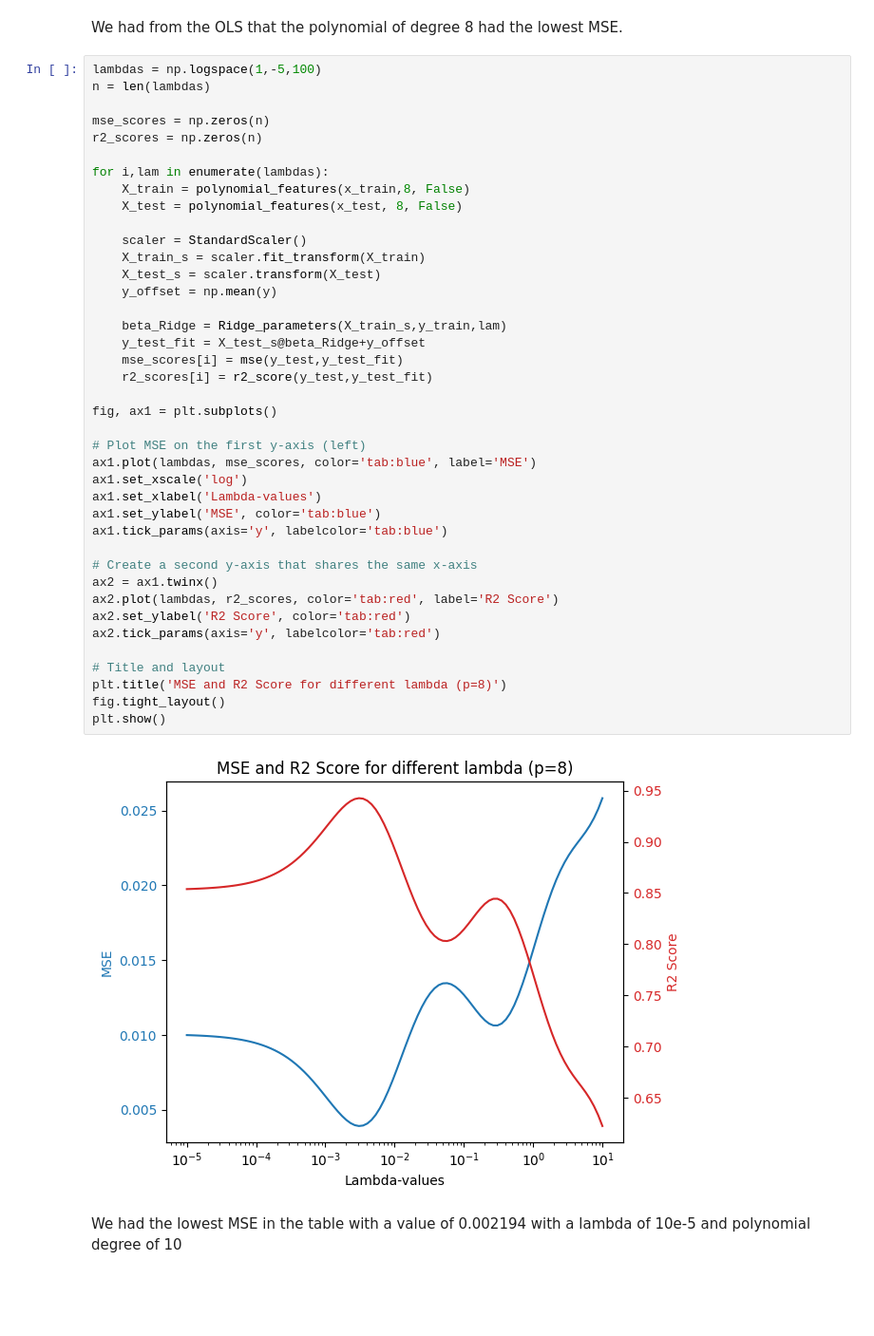
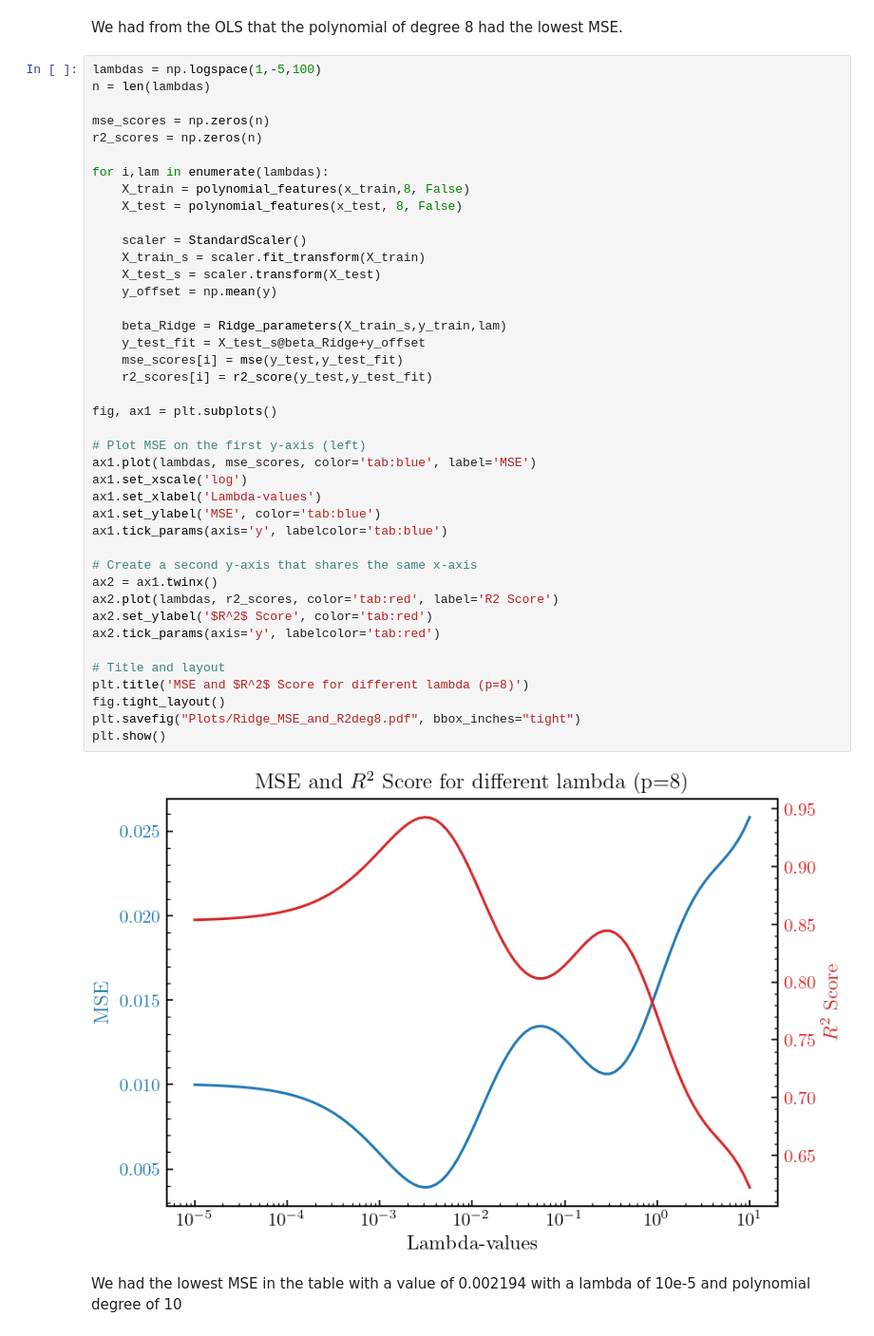
Before and after one commit to egil10/FYSSTK3155, a Jupyter notebook: PROJECT 1/Code/Exb.ipynb, the cells around one changed output. Shown: that part at 95% size. Cells and saved outputs as stored; diff of their text form; blank space fills up the shorter version.

```diff
--- a/PROJECT 1/Code/Exb.ipynb
+++ b/PROJECT 1/Code/Exb.ipynb
@@ -101,36 +105,37 @@ for i,lam in enumerate(lambdas):
     X_test = polynomial_features(x_test, 8, False)
 
     scaler = StandardScaler()
     X_train_s = scaler.fit_transform(X_train)
     X_test_s = scaler.transform(X_test)
     y_offset = np.mean(y)
 
     beta_Ridge = Ridge_parameters(X_train_s,y_train,lam)
     y_test_fit = X_test_s@beta_Ridge+y_offset
     mse_scores[i] = mse(y_test,y_test_fit)
     r2_scores[i] = r2_score(y_test,y_test_fit)
 
 fig, ax1 = plt.subplots()
 
 # Plot MSE on the first y-axis (left)
 ax1.plot(lambdas, mse_scores, color='tab:blue', label='MSE')
 ax1.set_xscale('log')
 ax1.set_xlabel('Lambda-values')
 ax1.set_ylabel('MSE', color='tab:blue')
 ax1.tick_params(axis='y', labelcolor='tab:blue')
 
 # Create a second y-axis that shares the same x-axis
 ax2 = ax1.twinx()
 ax2.plot(lambdas, r2_scores, color='tab:red', label='R2 Score')
-ax2.set_ylabel('R2 Score', color='tab:red')
+ax2.set_ylabel('$R^2$ Score', color='tab:red')
 ax2.tick_params(axis='y', labelcolor='tab:red')
 
 # Title and layout
-plt.title('MSE and R2 Score for different lambda (p=8)')
+plt.title('MSE and $R^2$ Score for different lambda (p=8)')
 fig.tight_layout()
+plt.savefig("Plots/Ridge_MSE_and_R2deg8.pdf", bbox_inches="tight")
 plt.show()
 # %% [output]
-[figure, old version]
+[figure, new version]
 # %% [markdown]
 We had the lowest MSE in the table with a value of 0.002194 with a lambda of 10e-5 and polynomial degree of 10
 # %%
```
Also changed, not shown: parts of 3 cells of this notebook, 25 other files.
